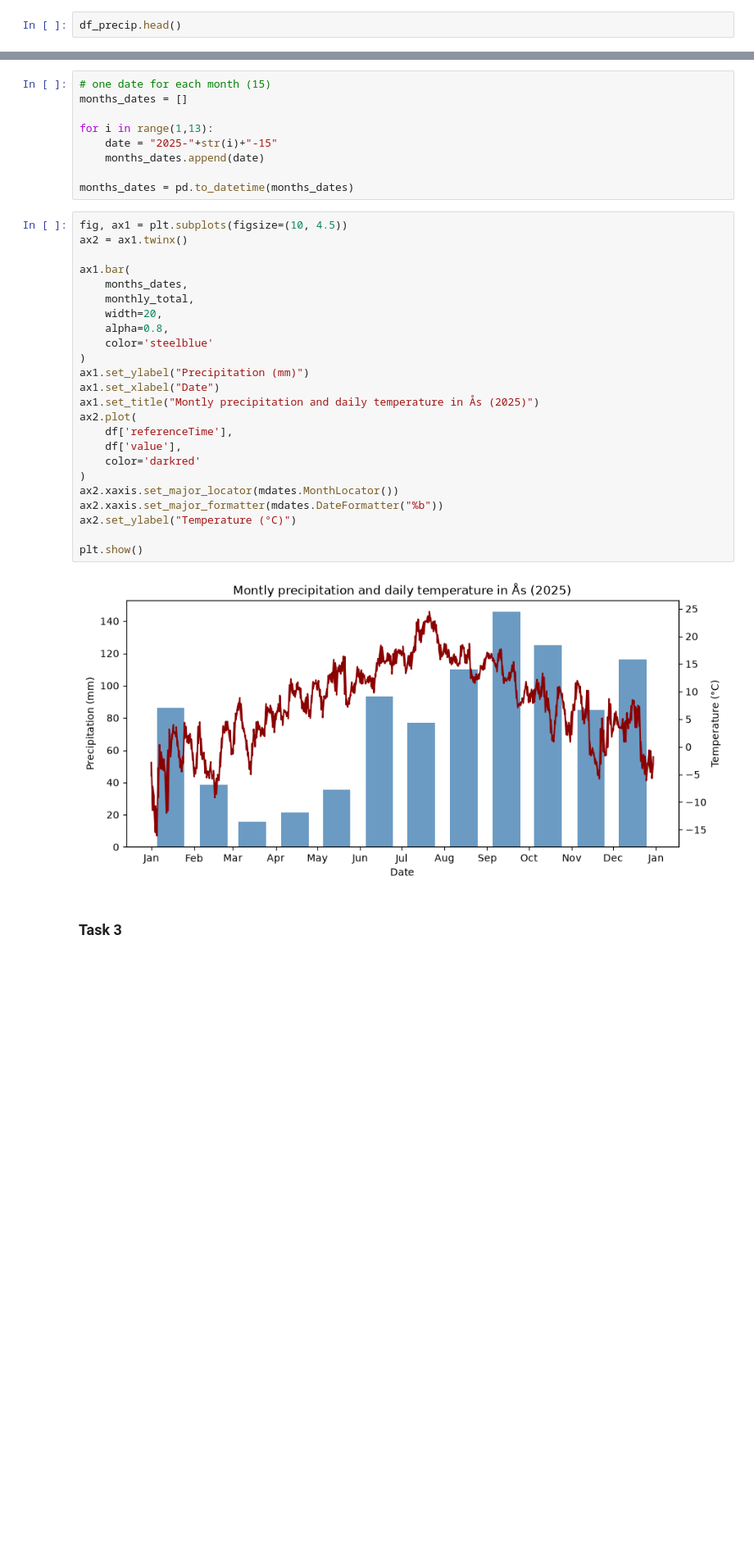
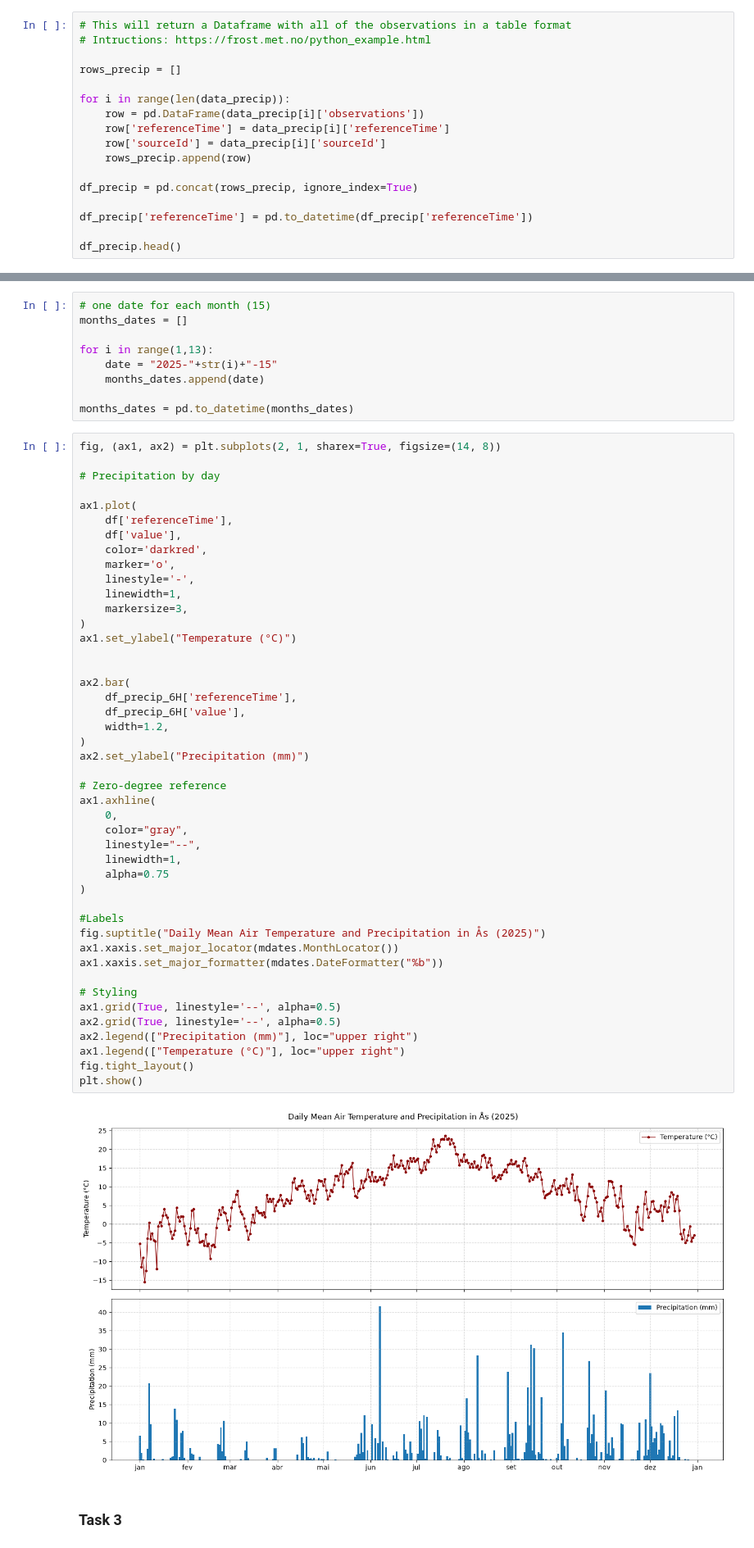
Before and after one commit to Behanix/inf201-deliverables, a Jupyter notebook: deliverable_1.ipynb, the cells around one changed output, grey strips where cells are left out. Shown at 82% size. Cells and saved outputs as stored; diff of their text form; blank space fills up the shorter version.

Commit message:
Polish plots form task 2 and 3

```diff
--- a/deliverable_1.ipynb
+++ b/deliverable_1.ipynb
@@ -241,5 +287,20 @@ df_precip = data_request_df(
 # %% [output]
 Data retrieved from frost.met.no!
 # %%
+# This will return a Dataframe with all of the observations in a table format
+# Intructions: https://frost.met.no/python_example.html
+
+rows_precip = []
+
+for i in range(len(data_precip)):
+    row = pd.DataFrame(data_precip[i]['observations'])
+    row['referenceTime'] = data_precip[i]['referenceTime']
+    row['sourceId'] = data_precip[i]['sourceId']
+    rows_precip.append(row)
+
+df_precip = pd.concat(rows_precip, ignore_index=True)
+
+df_precip['referenceTime'] = pd.to_datetime(df_precip['referenceTime'])
+
 df_precip.head()
 # %% [output]
@@ -295,31 +354,52 @@ for i in range(1,13):
 
 months_dates = pd.to_datetime(months_dates)
 # %%
-fig, ax1 = plt.subplots(figsize=(10, 4.5))
-ax2 = ax1.twinx()
+fig, (ax1, ax2) = plt.subplots(2, 1, sharex=True, figsize=(14, 8))
 
-ax1.bar(
-    months_dates,
-    monthly_total,
-    width=20,
-    alpha=0.8,
-    color='steelblue'
-)
-ax1.set_ylabel("Precipitation (mm)")
-ax1.set_xlabel("Date")
-ax1.set_title("Montly precipitation and daily temperature in Ås (2025)")
-ax2.plot(
+# Precipitation by day
+
+ax1.plot(
     df['referenceTime'],
     df['value'],
-    color='darkred'
+    color='darkred',
+    marker='o',
+    linestyle='-',
+    linewidth=1,
+    markersize=3,
 )
-ax2.xaxis.set_major_locator(mdates.MonthLocator())
-ax2.xaxis.set_major_formatter(mdates.DateFormatter("%b"))
-ax2.set_ylabel("Temperature (°C)")
+ax1.set_ylabel("Temperature (°C)")
 
+
+ax2.bar(
+    df_precip_6H['referenceTime'],
+    df_precip_6H['value'],
+    width=1.2,
+)
+ax2.set_ylabel("Precipitation (mm)")
+
+# Zero-degree reference
+ax1.axhline(
+    0,
+    color="gray",
+    linestyle="--",
+    linewidth=1,
+    alpha=0.75
+)
+
+#Labels
+fig.suptitle("Daily Mean Air Temperature and Precipitation in Ås (2025)")
+ax1.xaxis.set_major_locator(mdates.MonthLocator())
+ax1.xaxis.set_major_formatter(mdates.DateFormatter("%b"))
+
+# Styling
+ax1.grid(True, linestyle='--', alpha=0.5)
+ax2.grid(True, linestyle='--', alpha=0.5)
+ax2.legend(["Precipitation (mm)"], loc="upper right")
+ax1.legend(["Temperature (°C)"], loc="upper right")
+fig.tight_layout()
 plt.show()
 # %% [output]
-[figure, old version]
+[figure, new version]
 # %% [markdown]
 ### Task 3
 # %%
```
Also changed, not shown: parts of 19 cells of this notebook.
